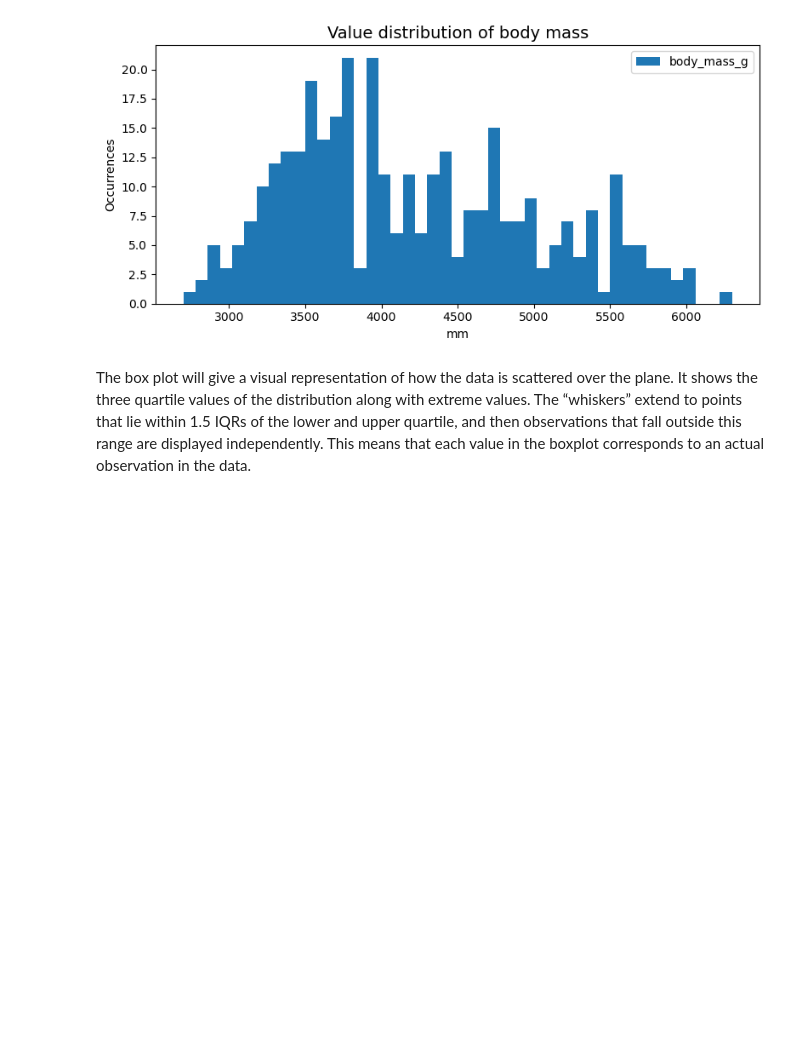
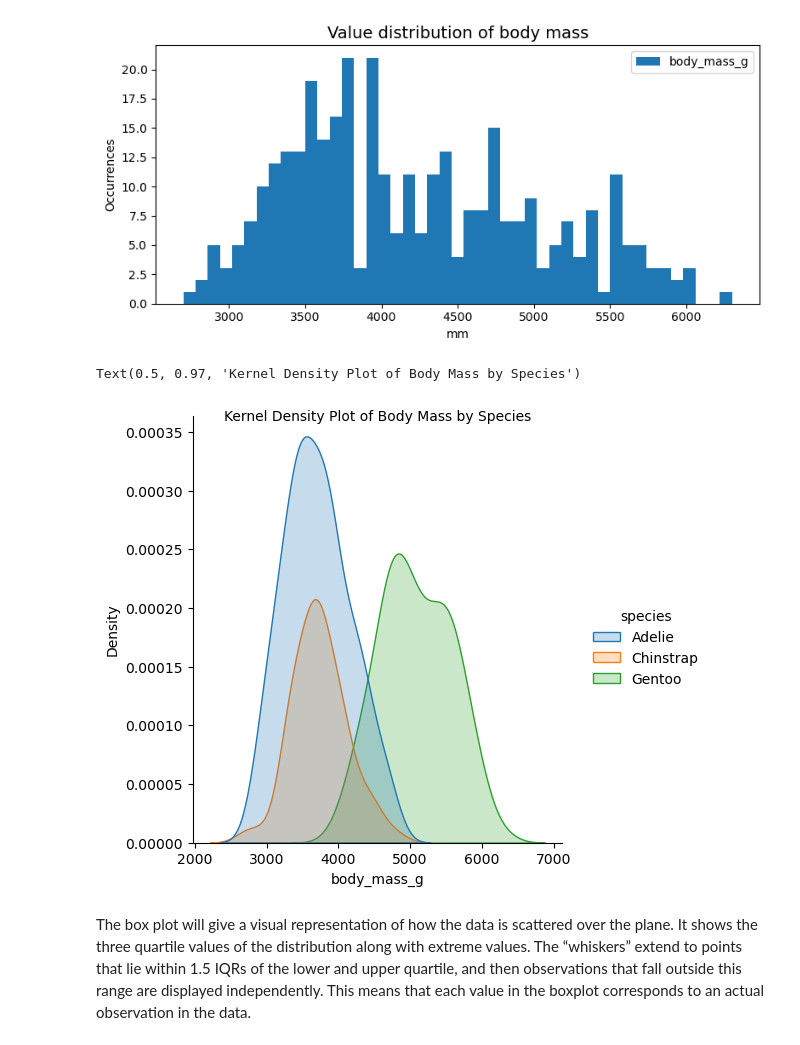
Before and after one commit to keithmmc/data_fundamentals, a Jupyter notebook: tasks.ipynb, the cells around one changed output. Saved outputs shown, nothing was run; the diff lists cells and outputs as text; code cells hidden in the pictures; blank space fills up the shorter version.

```diff
--- a/tasks.ipynb
+++ b/tasks.ipynb
@@ -662,6 +662,12 @@ plt.tight_layout()
 plt.show()
 # %% [output]
 [figure]
+# %%
+sns.displot(df, x="body_mass_g", hue="species", kind="kde", fill=True)
+plt.title('Kernel Density Plot of Body Mass by Species', y=0.97, fontsize = 10)
+# %% [output]
+Text(0.5, 0.97, 'Kernel Density Plot of Body Mass by Species')
+[figure, added]
 # %% [markdown]
 The box plot will give a visual representation of how the data is scattered over the plane. It shows the three quartile values of the distribution along with extreme values. The “whiskers” extend to points that lie within 1.5 IQRs of the lower and upper quartile, and then observations that fall outside this range are displayed independently. This means that each value in the boxplot corresponds to an actual observation in the data.
 # %%
```
Also changed, not shown: parts of 12 cells of this notebook.
